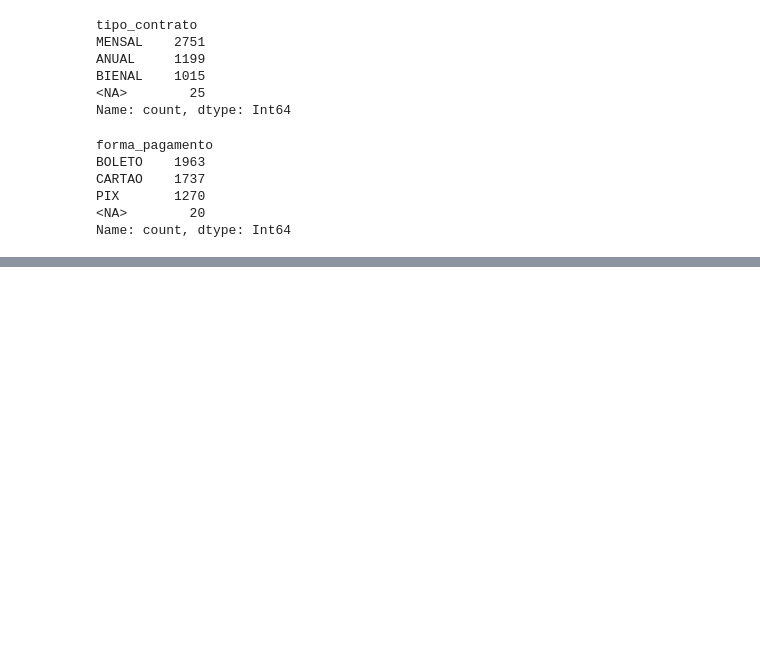
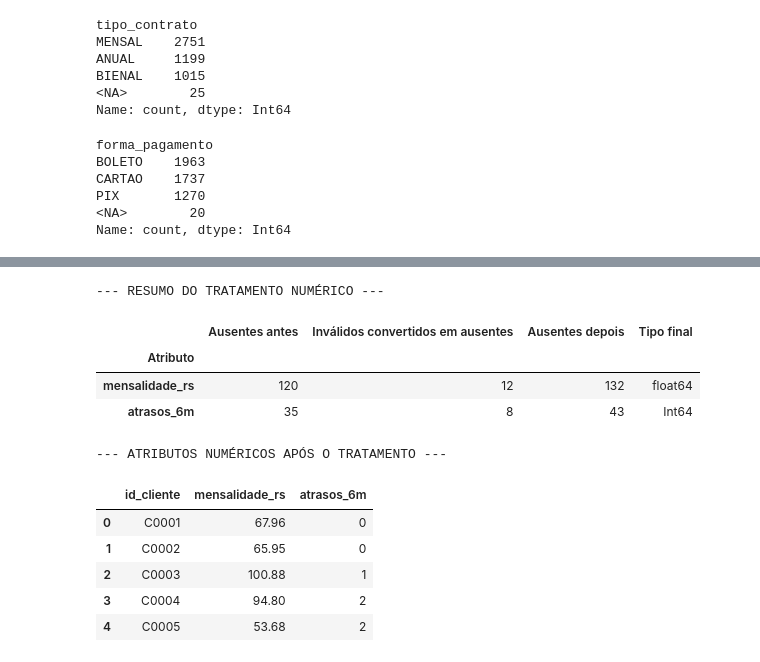
Before and after one commit to llucasEmanuel/CIN0024-churn-analysis-system, a Jupyter notebook: notebooks/preprocessing.ipynb, the cells around one changed output, grey strips where cells are left out. Cells and saved outputs as stored; diff of their text form; code cells hidden in the pictures; blank space fills up the shorter version.

```diff
--- a/notebooks/preprocessing.ipynb
+++ b/notebooks/preprocessing.ipynb
@@ -369,0 +377,60 @@ Name: count, dtype: Int64
+# %%
+df_intervalo = df_intervalo.copy()
+
+regras_numericas = {
+    "mensalidade_rs": (10, 500),
+    "atrasos_6m": (0, 6)
+}
+
+resumo_numerico = []
+
+for coluna, (minimo, maximo) in regras_numericas.items():
+    originais = df_intervalo[coluna].copy()
+
+    valores = pd.to_numeric(
+        originais.astype("string")
+        .str.strip()
+        .str.replace(",", ".", regex=False),
+        errors="coerce"
+    )
+
+    falhas_conversao = originais.notna() & valores.isna()
+    fora_faixa = valores.notna() & ~valores.between(minimo, maximo)
+
+    if coluna == "atrasos_6m":
+        nao_inteiros = valores.notna() & valores.mod(1).ne(0)
+    else:
+        nao_inteiros = pd.Series(False, index=df_intervalo.index)
+
+    invalidos = falhas_conversao | fora_faixa | nao_inteiros
+
+    valores_tratados = valores.mask(invalidos)
+    tipo_final = "Int64" if coluna == "atrasos_6m" else "float64"
+    df_intervalo[coluna] = valores_tratados.astype(tipo_final)
+
+    resumo_numerico.append({
+        "Atributo": coluna,
+        "Ausentes antes": int(originais.isna().sum()),
+        "Inválidos convertidos em ausentes": int(invalidos.sum()),
+        "Ausentes depois": int(df_intervalo[coluna].isna().sum()),
+        "Tipo final": str(df_intervalo[coluna].dtype)
+    })
+
+print("--- RESUMO DO TRATAMENTO NUMÉRICO ---")
+display(pd.DataFrame(resumo_numerico).set_index("Atributo"))
+
+print("\n--- ATRIBUTOS NUMÉRICOS APÓS O TRATAMENTO ---")
+display(df_intervalo[["id_cliente", "mensalidade_rs", "atrasos_6m"]].head())
+# %% [output]
+--- RESUMO DO TRATAMENTO NUMÉRICO ---
+|  | Ausentes antes | Inválidos convertidos em ausentes | Ausentes depois | Tipo final |
+| Atributo |  |  |  |  |
+| mensalidade_rs | 120 | 12 | 132 | float64 |
+| atrasos_6m | 35 | 8 | 43 | Int64 |
+--- ATRIBUTOS NUMÉRICOS APÓS O TRATAMENTO ---
+|  | id_cliente | mensalidade_rs | atrasos_6m |
+| 0 | C0001 | 67.96 | 0 |
+| 1 | C0002 | 65.95 | 0 |
+| 2 | C0003 | 100.88 | 1 |
+| 3 | C0004 | 94.80 | 2 |
+| 4 | C0005 | 53.68 | 2 |
```
Also changed, not shown: parts of 6 cells of this notebook.
